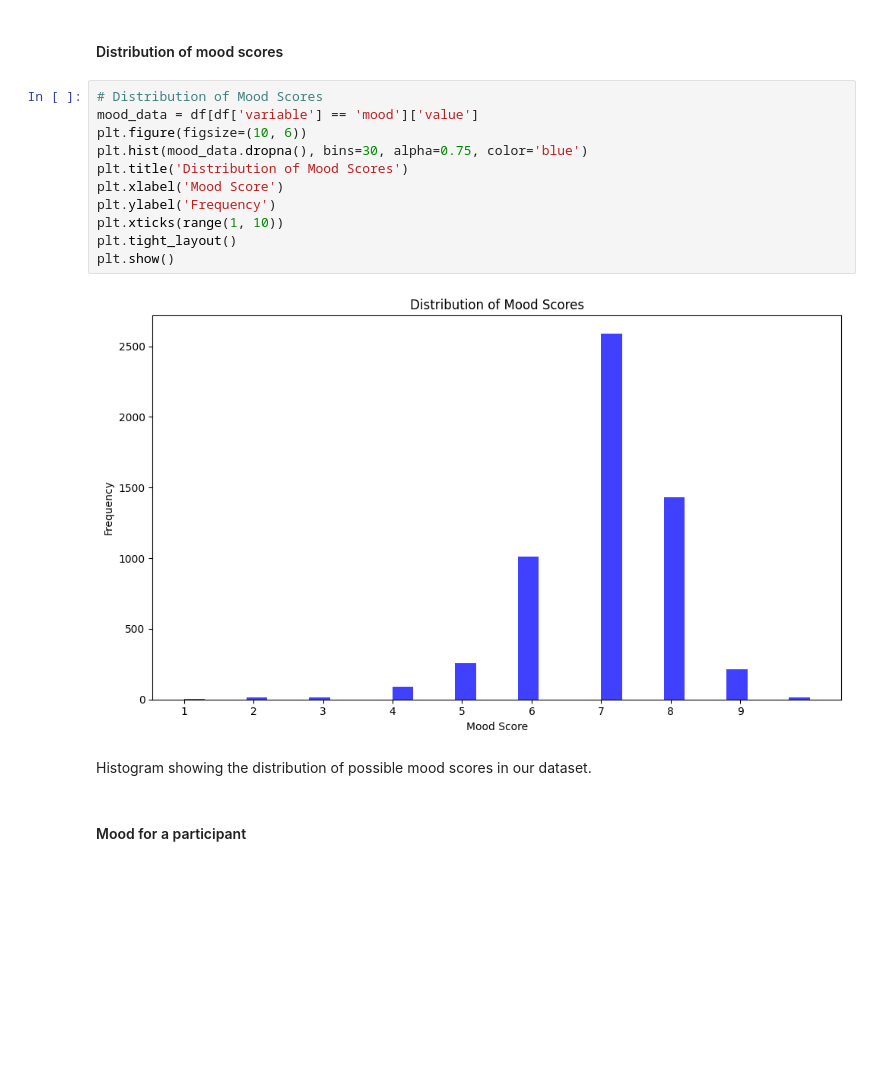
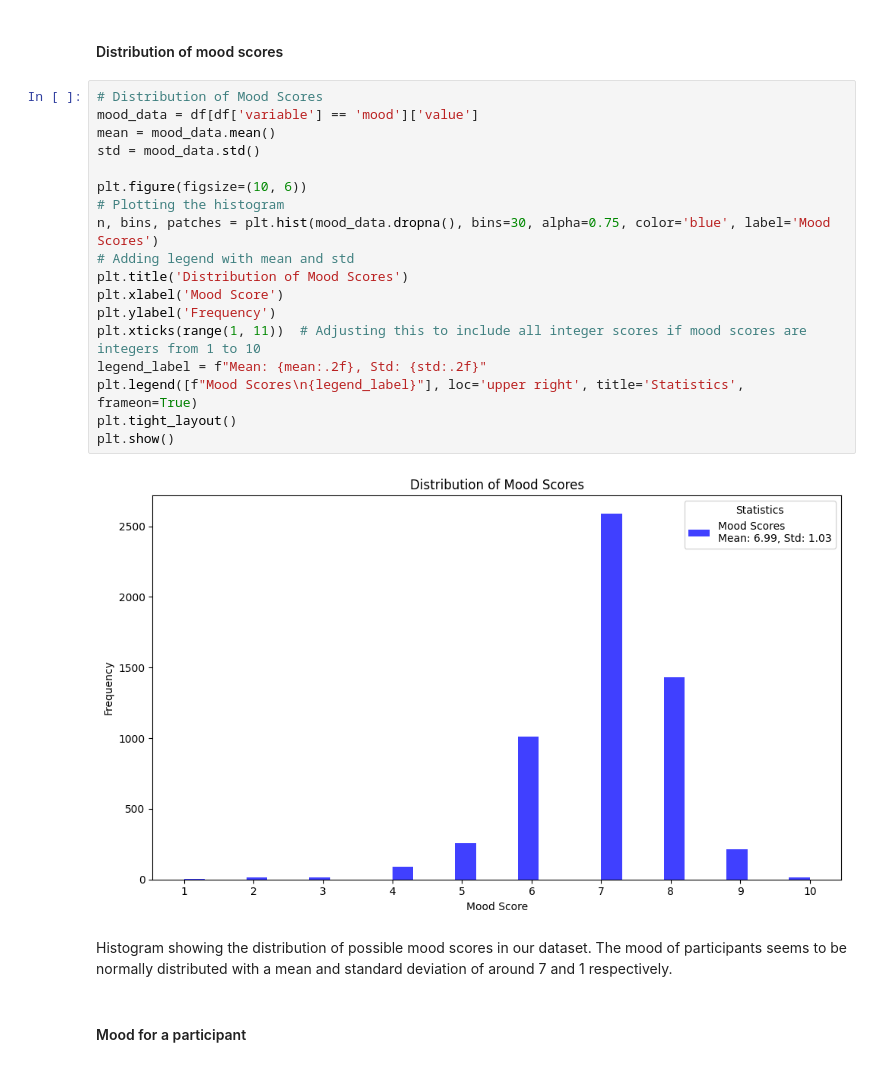
Before and after one commit to ryan-ott/DMT-Group17, a Jupyter notebook: Assignment1/mood_prediction.ipynb, the cells around one changed output. Cells and saved outputs as stored; diff of their text form; blank space fills up the shorter version.

```diff
--- a/Assignment1/mood_prediction.ipynb
+++ b/Assignment1/mood_prediction.ipynb
@@ -105,18 +121,25 @@ df[df['id'].isnull() | df['time'].isnull()]
 # %%
 # Distribution of Mood Scores
 mood_data = df[df['variable'] == 'mood']['value']
+mean = mood_data.mean()
+std = mood_data.std()
+
 plt.figure(figsize=(10, 6))
-plt.hist(mood_data.dropna(), bins=30, alpha=0.75, color='blue')
+# Plotting the histogram
+n, bins, patches = plt.hist(mood_data.dropna(), bins=30, alpha=0.75, color='blue', label='Mood Scores')
+# Adding legend with mean and std
 plt.title('Distribution of Mood Scores')
 plt.xlabel('Mood Score')
 plt.ylabel('Frequency')
-plt.xticks(range(1, 10))
+plt.xticks(range(1, 11))  # Adjusting this to include all integer scores if mood scores are integers from 1 to 10
+legend_label = f"Mean: {mean:.2f}, Std: {std:.2f}"
+plt.legend([f"Mood Scores\n{legend_label}"], loc='upper right', title='Statistics', frameon=True)
 plt.tight_layout()
 plt.show()
 # %% [output]
-[figure, old version]
+[figure, new version]
 # %% [markdown]
-Histogram showing the distribution of possible mood scores in our dataset.
+Histogram showing the distribution of possible mood scores in our dataset. The mood of participants seems to be normally distributed with a mean and standard deviation of around 7 and 1 respectively.
 # %% [markdown]
 #### Mood for a participant
 # %%
```
Also changed, not shown: parts of 8 cells of this notebook.
